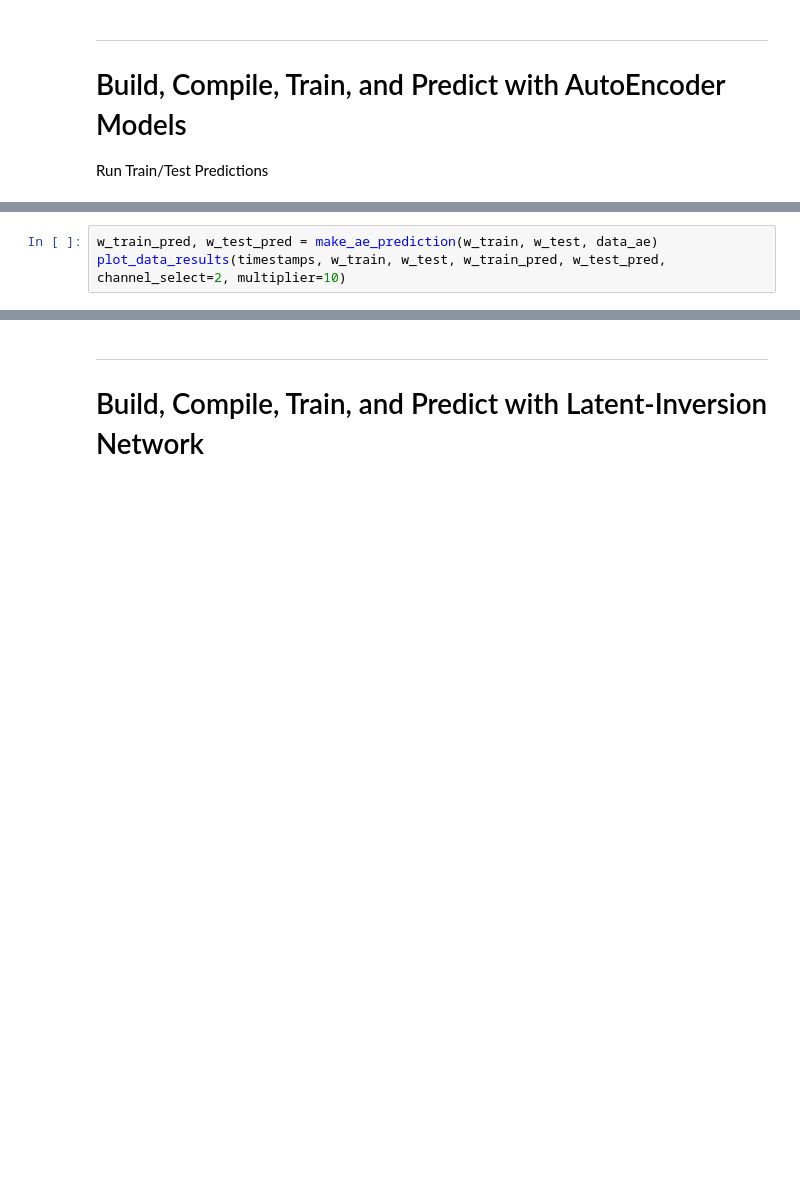
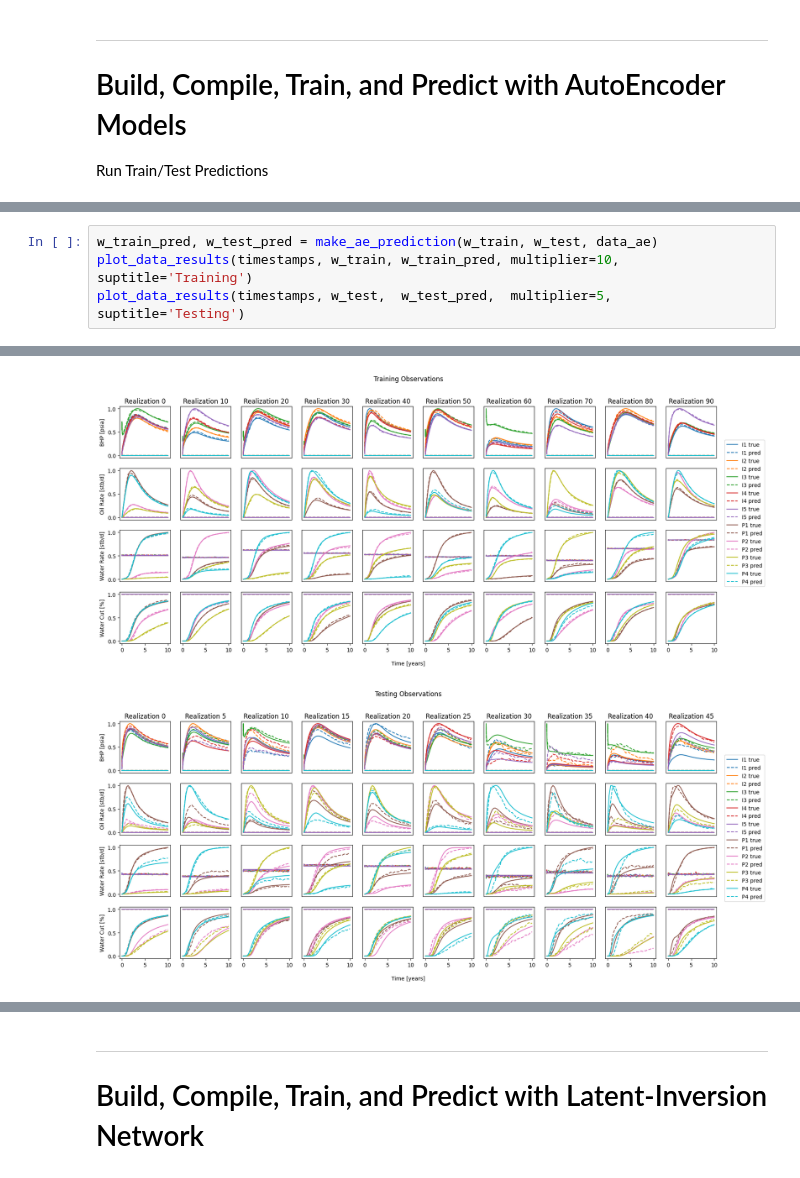
Before and after one commit to misaelmmorales/Latent-Geo-Modeling, a Jupyter notebook: Latent-Geo-Inversion-3D.ipynb, the cells around one changed output, grey strips where cells are left out. Saved outputs shown, nothing was run; the diff lists cells and outputs as text; blank space fills up the shorter version.

```diff
--- a/Latent-Geo-Inversion-3D.ipynb
+++ b/Latent-Geo-Inversion-3D.ipynb
@@ -79,3 +83,5 @@ plot_loss_all(data_fit, static_fit, dynamic_fit)
 # %%
 w_train_pred, w_test_pred = make_ae_prediction(w_train, w_test, data_ae)
-plot_data_results(timestamps, w_train, w_test, w_train_pred, w_test_pred, channel_select=2, multiplier=10)
+plot_data_results(timestamps, w_train, w_train_pred, multiplier=10, suptitle='Training')
+plot_data_results(timestamps, w_test,  w_test_pred,  multiplier=5,  suptitle='Testing')
+# %% [output]
@@ -82,2 +92,4 @@ plot_data_results(timestamps, w_train, w_test, w_train_pred, w_test_pred, channe
+[figure, added]
+[figure, added]
 # %%
 y_train_pred, y_test_pred = make_ae_prediction(y_train, y_test, static_ae)
```
Also changed, not shown: parts of 5 cells of this notebook, 1 other file.
